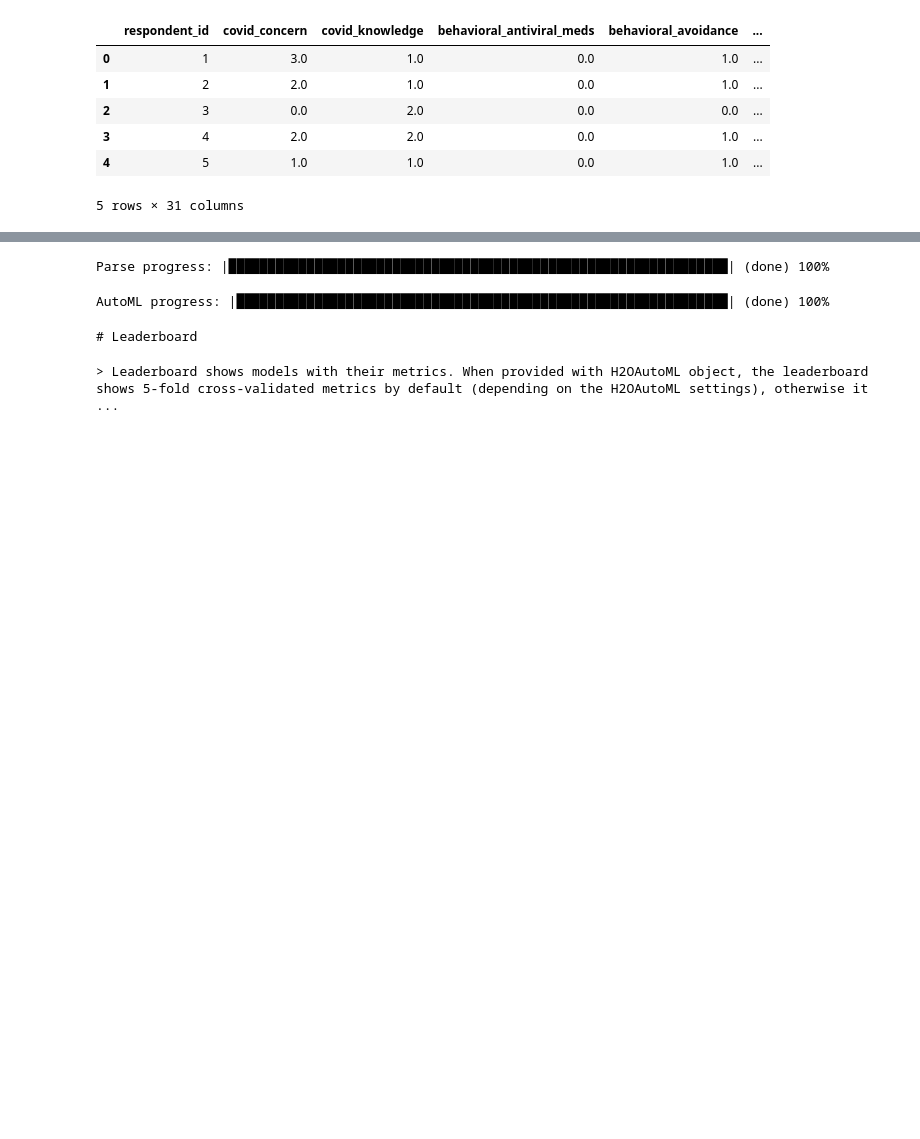
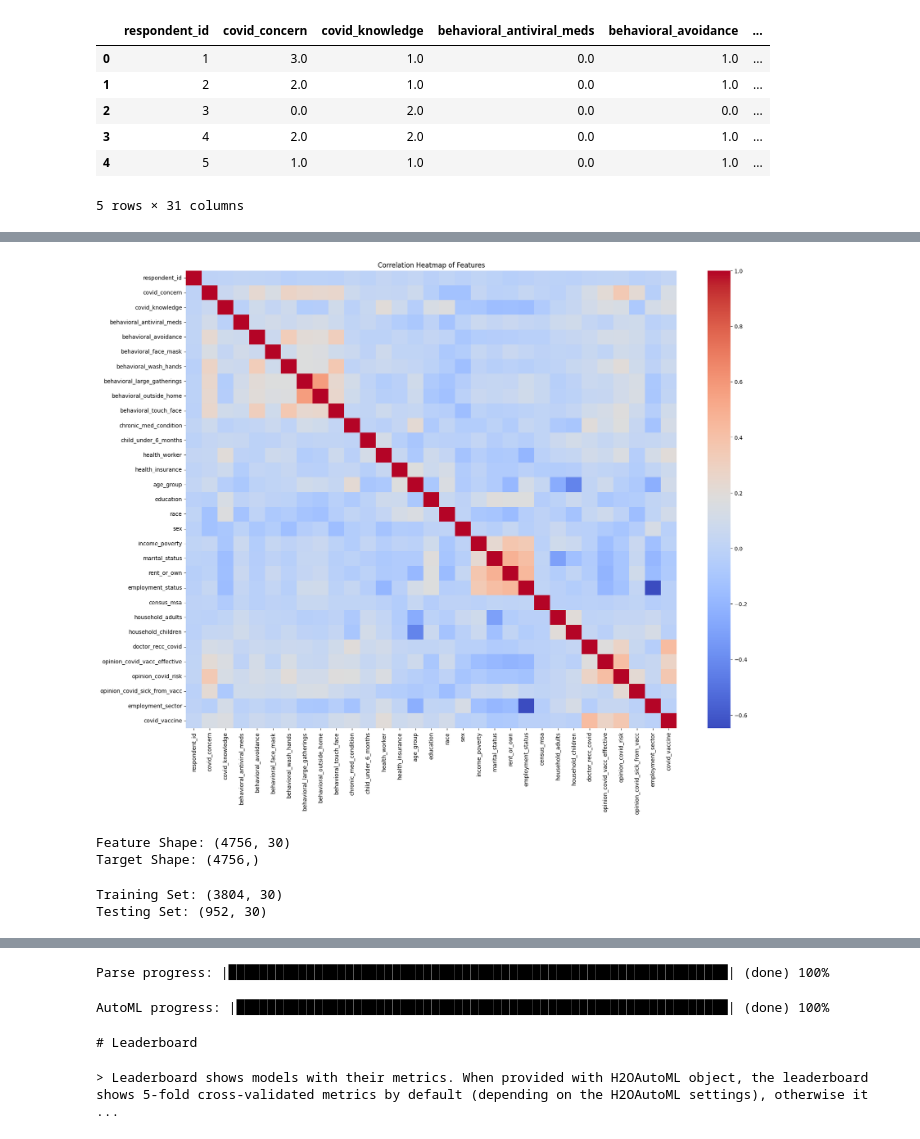
Before and after one commit to GroupQ-Assignment-DataScience/GroupQ_Assignment_RMD, a Jupyter notebook: GroupQ.ipynb, the cells around one changed output, grey strips where cells are left out. Saved outputs shown, nothing was run; the diff lists cells and outputs as text; code cells hidden in the pictures; blank space fills up the shorter version.

```diff
--- a/GroupQ.ipynb
+++ b/GroupQ.ipynb
@@ -23,3 +149,37 @@ df.head()
+# %%
+plt.figure(figsize=(20, 15))
+sns.heatmap(df.corr(), annot=False, cmap='coolwarm')
+plt.title('Correlation Heatmap of Features')
+plt.show()
+# %% [output]
+[figure, added]
+# %%
+# Create feature matrix and target variable
+
+X = df.drop("covid_vaccine", axis=1)
+y = df["covid_vaccine"]
+
+print("Feature Shape:", X.shape)
+print("Target Shape:", y.shape)
+# %% [output]
+Feature Shape: (4756, 30)
+Target Shape: (4756,)
+# %%
+# Split into training and testing datasets
+
+X_train, X_test, y_train, y_test = train_test_split(
+    X,
+    y,
+    test_size=0.20,
+    random_state=42,
+    stratify=y
+)
+
+print("Training Set:", X_train.shape)
+print("Testing Set:", X_test.shape)
+# %% [output]
+Training Set: (3804, 30)
+Testing Set: (952, 30)
 # %%
 # Install H20AutoML (only need to do this once)
 !pip install h2o
```
Also changed, not shown: parts of 25 cells of this notebook.
